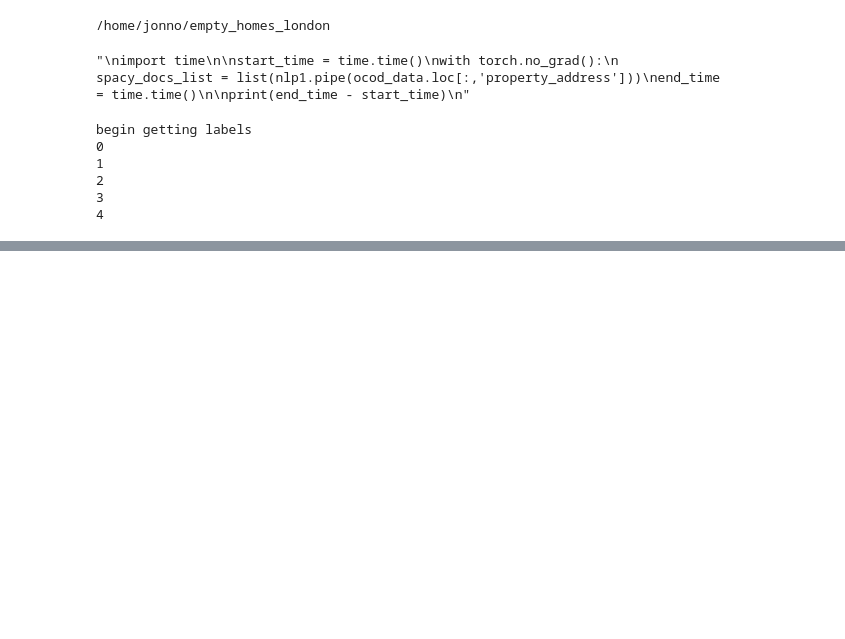
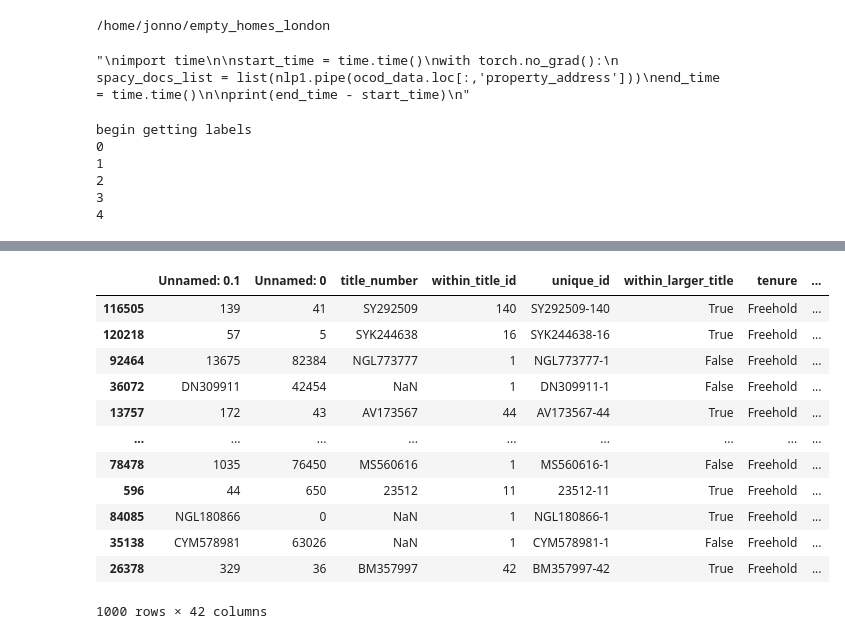
Before and after one commit to JonnoB/enhance_ocod, a Jupyter notebook: Unit tag and span cleaning.ipynb, the cells around one changed output, grey strips where cells are left out. Drawn from its saved outputs; the diff is of its cells as text; code cells hidden in the pictures; blank space fills up the shorter version.

```diff
--- a/Unit tag and span cleaning.ipynb
+++ b/Unit tag and span cleaning.ipynb
@@ -677,0 +704,19 @@ with open('/home/jonno/empty_homes_data/spacy_pred_labels.json', 'w') as f:
+# %%
+random.seed(2017)
+dev_set, test_set = train_test_split(ocod_data, train_size = 1000, test_size=1000, stratify=ocod_data[['class2']])
+# %%
+test_set
+# %% [output]
+|  | Unnamed: 0.1 | Unnamed: 0 | title_number | within_title_id | unique_id | within_larger_title | tenure | ... |
+| 116505 | 139 | 41 | SY292509 | 140 | SY292509-140 | True | Freehold | ... |
+| 120218 | 57 | 5 | SYK244638 | 16 | SYK244638-16 | True | Freehold | ... |
+| 92464 | 13675 | 82384 | NGL773777 | 1 | NGL773777-1 | False | Freehold | ... |
+| 36072 | DN309911 | 42454 | NaN | 1 | DN309911-1 | False | Freehold | ... |
+| 13757 | 172 | 43 | AV173567 | 44 | AV173567-44 | True | Freehold | ... |
+| ... | ... | ... | ... | ... | ... | ... | ... | ... |
+| 78478 | 1035 | 76450 | MS560616 | 1 | MS560616-1 | False | Freehold | ... |
+| 596 | 44 | 650 | 23512 | 11 | 23512-11 | True | Freehold | ... |
+| 84085 | NGL180866 | 0 | NaN | 1 | NGL180866-1 | True | Freehold | ... |
+| 35138 | CYM578981 | 63026 | NaN | 1 | CYM578981-1 | False | Freehold | ... |
+| 26378 | 329 | 36 | BM357997 | 42 | BM357997-42 | True | Freehold | ... |
+1000 rows × 42 columns
```
Also changed, not shown: parts of 2 cells of this notebook, 4 other files.
